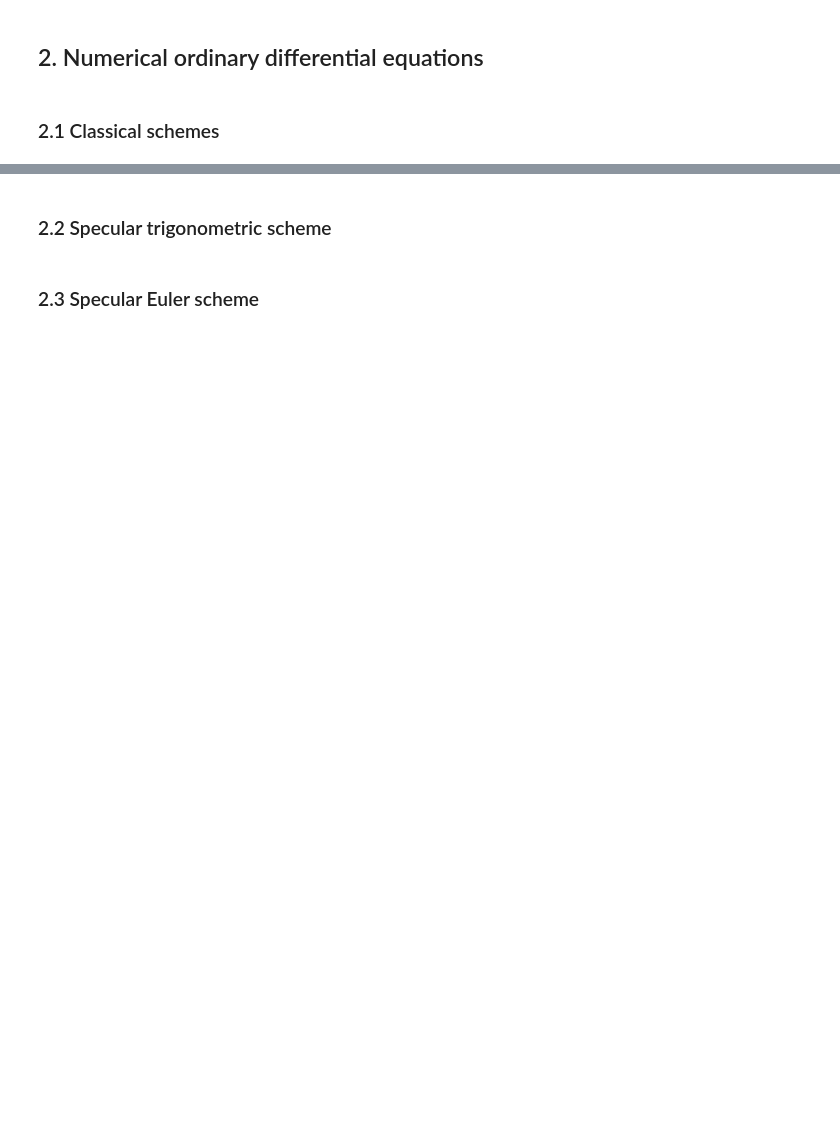
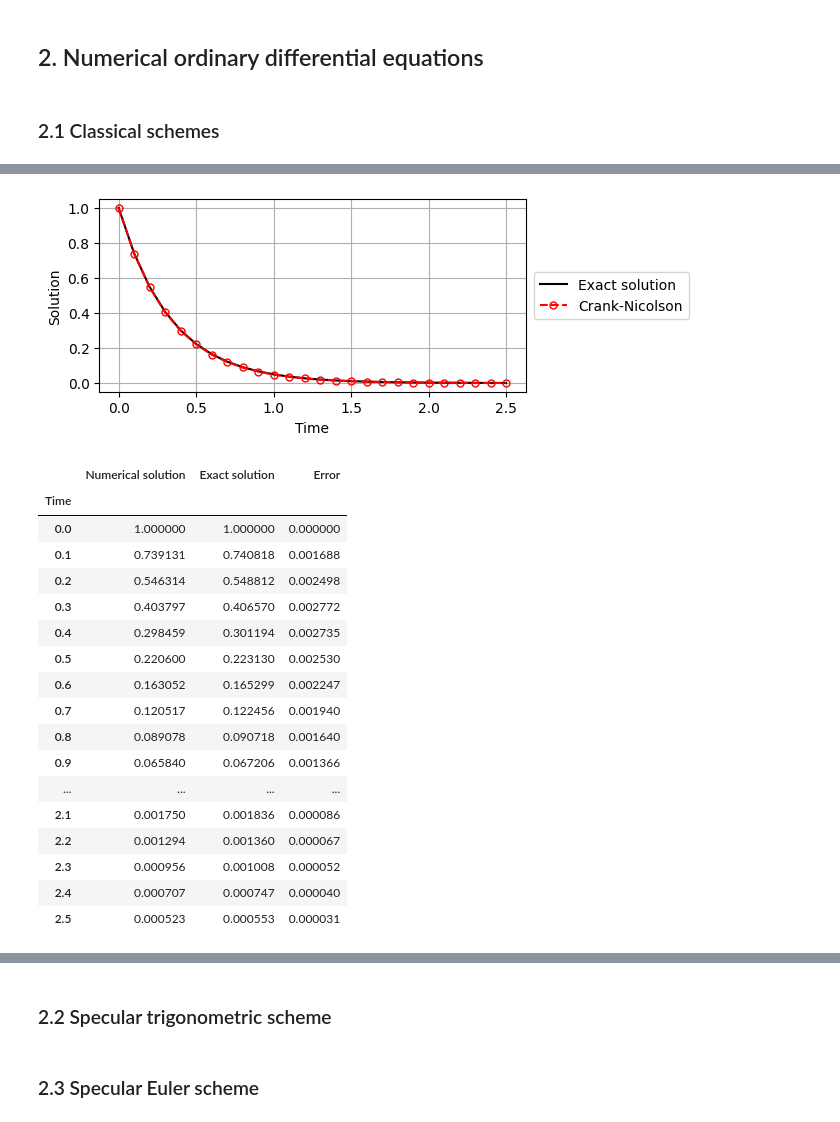
Before and after one commit to kyjung2357/specular-differentiation, a Jupyter notebook: docs/2. Numerical ordinary differential equations.ipynb, the cells around one changed output, grey strips where cells are left out. Drawn from its saved outputs; the diff is of its cells as text; code cells hidden in the pictures; blank space fills up the shorter version.

```diff
--- a/docs/2. Numerical ordinary differential equations.ipynb
+++ b/docs/2. Numerical ordinary differential equations.ipynb
@@ -29,0 +65,22 @@ specular.ode.solver.classical_scheme(F=F, u_0=1.0, t_0=0.0, T=2.0, h=0.1, scheme
+# %%
+specular.ode.solver.classical_scheme(F, t_0=t_0, u_0=u_0, T=T, h=h, scheme="Crank-Nicolson").visualization(exact_sol=exact_sol).table(exact_sol=exact_sol)
+# %% [output]
+[figure, added]
+|  | Numerical solution | Exact solution | Error |
+| Time |  |  |  |
+| 0.0 | 1.000000 | 1.000000 | 0.000000 |
+| 0.1 | 0.739131 | 0.740818 | 0.001688 |
+| 0.2 | 0.546314 | 0.548812 | 0.002498 |
+| 0.3 | 0.403797 | 0.406570 | 0.002772 |
+| 0.4 | 0.298459 | 0.301194 | 0.002735 |
+| 0.5 | 0.220600 | 0.223130 | 0.002530 |
+| 0.6 | 0.163052 | 0.165299 | 0.002247 |
+| 0.7 | 0.120517 | 0.122456 | 0.001940 |
+| 0.8 | 0.089078 | 0.090718 | 0.001640 |
+| 0.9 | 0.065840 | 0.067206 | 0.001366 |
+| ... | ... | ... | ... |
+| 2.1 | 0.001750 | 0.001836 | 0.000086 |
+| 2.2 | 0.001294 | 0.001360 | 0.000067 |
+| 2.3 | 0.000956 | 0.001008 | 0.000052 |
+| 2.4 | 0.000707 | 0.000747 | 0.000040 |
+| 2.5 | 0.000523 | 0.000553 | 0.000031 |
```
Also changed, not shown: parts of 7 cells of this notebook, 2 other files.
